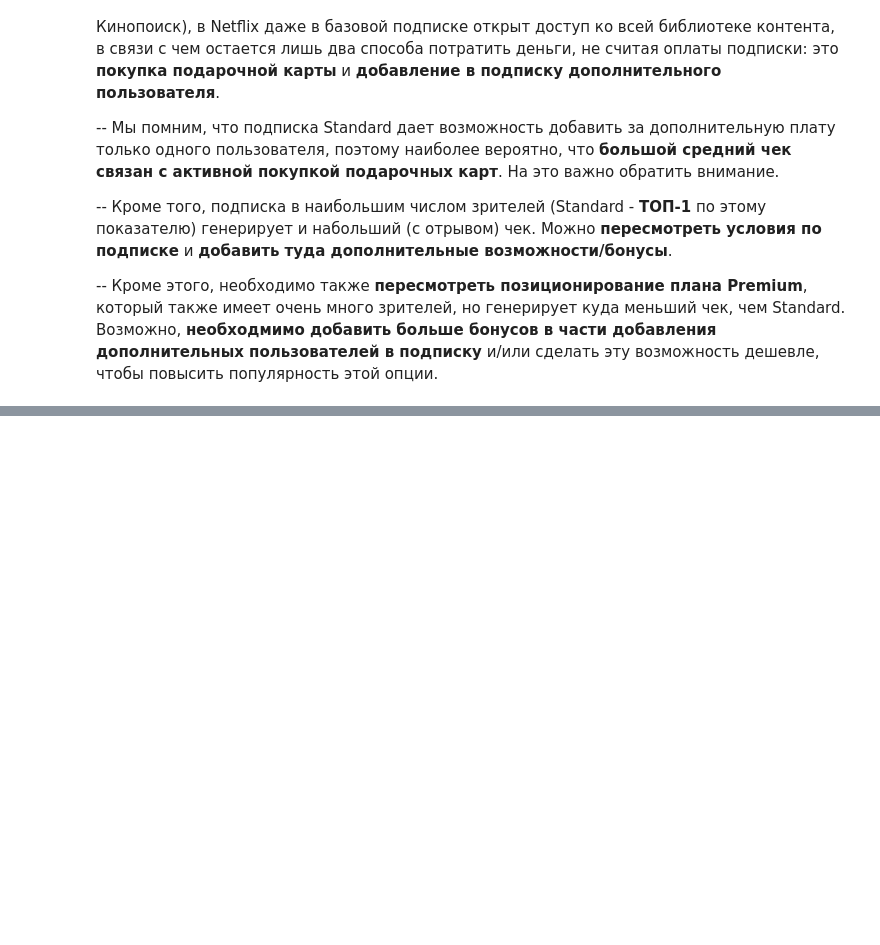
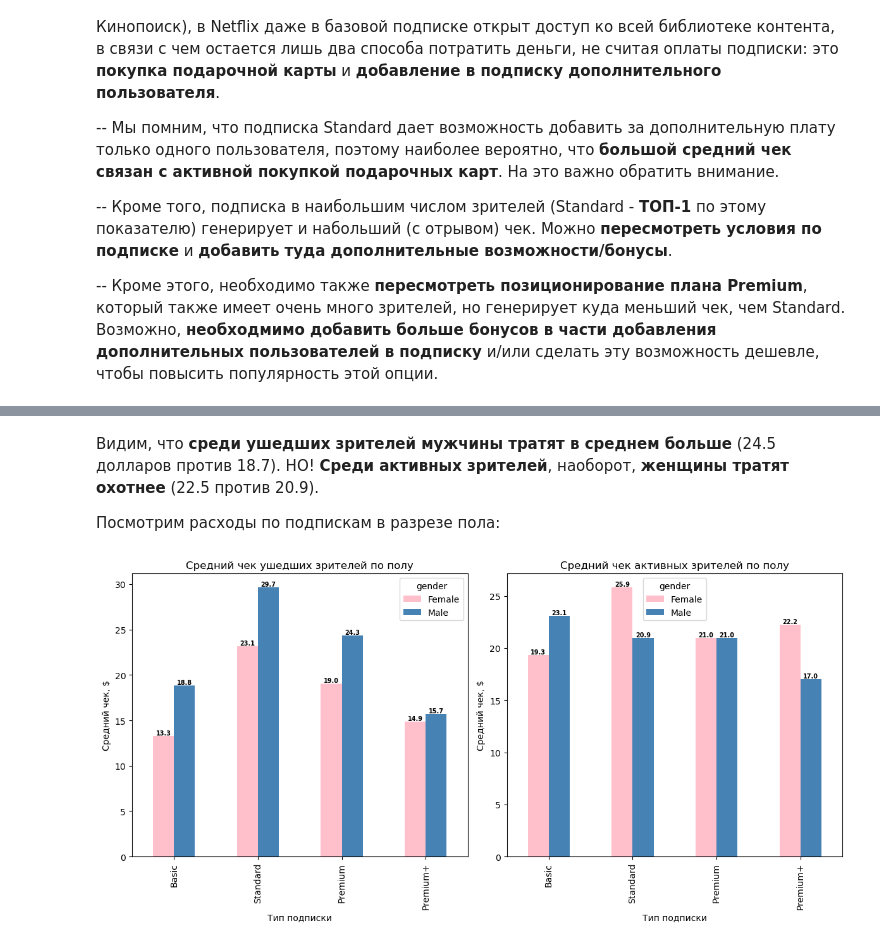
Before and after one commit to rouch314/netflix-users-behavior-analysis, a Jupyter notebook: netflix-analysis.ipynb, the cells around one changed output, grey strips where cells are left out. Drawn from its saved outputs; the diff is of its cells as text; code cells hidden in the pictures; blank space fills up the shorter version.

Commit message:
Добавлен средний чек по полу

```diff
--- a/netflix-analysis.ipynb
+++ b/netflix-analysis.ipynb
@@ -1237,0 +1256,31 @@ plt.show()
+# %% [markdown]
+Видим, что **среди ушедших зрителей мужчины тратят в среднем больше** (24.5 долларов против 18.7). НО! **Среди активных зрителей**, наоборот, **женщины тратят охотнее** (22.5 против 20.9).
+
+Посмотрим расходы по подпискам в разрезе пола:
+# %%
+fig, axes = plt.subplots (1, 2, figsize=(12,6))
+
+sub_spend_churn_check = df[(df['is_active']==0) & (df['gender'].isin(['Male', 'Female']))]\
+    .groupby(['subscription_plan', 'gender'], observed=True)['monthly_spend'].mean()
+
+plot1 = sub_spend_churn_check.unstack().plot(kind='bar', ax=axes[0], color=['pink', 'steelblue'])
+for i in plot1.containers:
+    plot1.bar_label(i, fmt='%.1f', fontsize=7, fontweight='bold')
+plot1.set_title('Средний чек ушедших зрителей по полу')
+plot1.set_xlabel('Тип подписки')
+plot1.set_ylabel('Средний чек, $')
+
+sub_spend_active_check = df[(df['is_active']==1) & (df['gender'].isin(['Male', 'Female']))]\
+    .groupby(['subscription_plan', 'gender'], observed=True)['monthly_spend'].mean()
+
+plot2 = sub_spend_active_check.unstack().plot(kind='bar', ax=axes[1], color=['pink', 'steelblue'])
+for i in plot2.containers:
+    plot2.bar_label(i, fmt='%.1f', fontsize=7, fontweight='bold')
+
+plot2.set_title('Средний чек активных зрителей по полу')
+plot2.set_xlabel('Тип подписки')
+plot2.set_ylabel('Средний чек, $')
+plt.tight_layout()
+plt.show()
+# %% [output]
+[figure, added]
```
Also changed, not shown: parts of 7 cells of this notebook.
